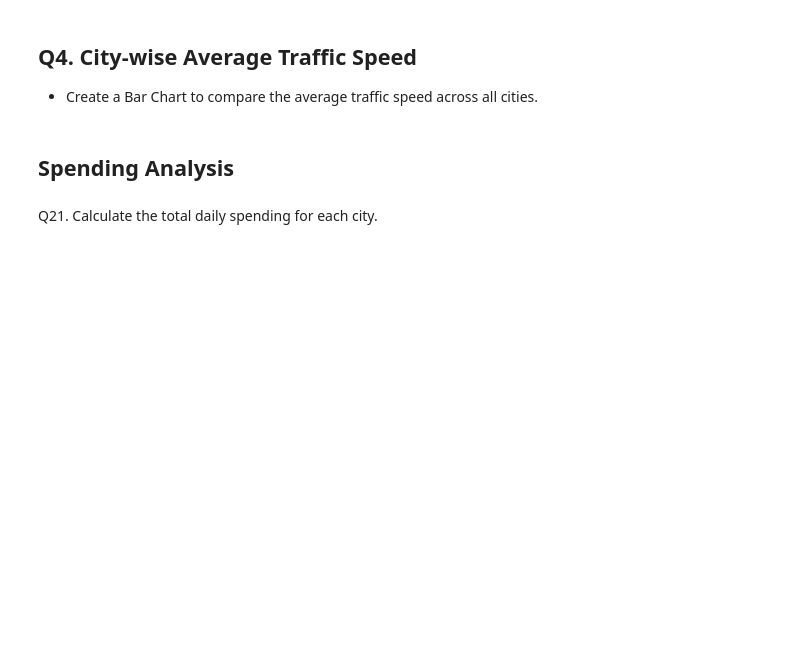
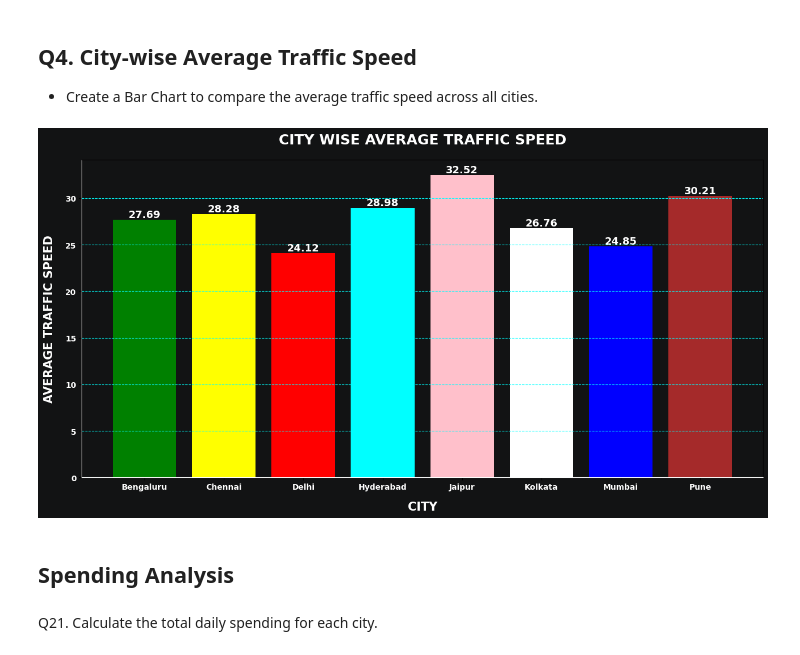
Before and after one commit to Suraj-kumar121K/PANDAS-CURSE, a Jupyter notebook: smart_city_urban_life_analysis_Project/EDA_Problem.ipynb, the cells around one changed output. Saved outputs shown, nothing was run; the diff lists cells and outputs as text; code cells hidden in the pictures; blank space fills up the shorter version.

```diff
--- a/smart_city_urban_life_analysis_Project/EDA_Problem.ipynb
+++ b/smart_city_urban_life_analysis_Project/EDA_Problem.ipynb
@@ -862,7 +879,7 @@ Lower avg Traffic Speed: 8.99
 # %% [markdown]
 Q20. Calculate the average traffic speed for each city.
 # %%
-avg_traffic_speed = dc.groupby("City")["Average_Traffic_Speed_kmh"].mean().round()
+avg_traffic_speed = dc.groupby("City")["Average_Traffic_Speed_kmh"].mean().round(2)
 avg_traffic_speed
 # %% [output]
 City
@@ -878,6 +895,84 @@ Name: Average_Traffic_Speed_kmh, dtype: float64
 # %% [markdown]
 ## Q4. City-wise Average Traffic Speed
 - Create a Bar Chart to compare the average traffic speed across all cities.
+# %%
+plt.figure(figsize=(13,7), facecolor="#121314")
+bars = plt.bar(
+    avg_traffic_speed.index,
+    avg_traffic_speed.values,
+    color=["green", "Yellow", "red", "cyan", "pink", "white", "blue", "brown"],
+    # edgecolor="white",
+    linewidth=1.2
+)
+
+plt.title(
+    "CITY WISE AVERAGE TRAFFIC SPEED",
+    pad=20,
+    color="white",
+    fontweight="bold",
+    fontsize=18
+)
+
+plt.xlabel(
+    "CITY",
+    color="white",
+    labelpad = 13,
+    fontsize=15,
+    fontweight="bold"
+)
+
+plt.ylabel(
+    "AVERAGE TRAFFIC SPEED",
+    color="white",
+    labelpad = 13,
+    fontsize=15,
+    fontweight="bold"
+)
+
+plt.xticks(
+    color="white",
+    fontsize=10,
+    ha="center",
+    fontweight="bold"
+)
+
+plt.yticks(
+    color="white",
+    fontsize=10,
+    fontweight="bold"
+)
+
+plt.grid(
+    axis="y",
+    linestyle="--",
+    color="cyan",
+    alpha=0.9
+)
+
+for bar in bars:
+    value = bar.get_height()
+    plt.text(
+        bar.get_x() + bar.get_width() / 2,
+        value,
+        f"{value:,.2f}",
+        ha="center",
+        va="bottom",
+        fontsize=13,
+        fontweight="bold",
+        color="white"
+    )
+
+plt.gca().set_facecolor("#121314")
+plt.gca().spines["top"].set_color("black")
+plt.gca().spines["right"].set_color("black")
+plt.gca().spines["left"].set_color("white")
+plt.gca().spines["bottom"].set_color("white")
+
+plt.tight_layout()
+
+plt.show()
+# %% [output]
+[figure, added]
 # %% [markdown]
 ## Spending Analysis
 # %% [markdown]
```
Also changed, not shown: parts of 6 cells of this notebook.
